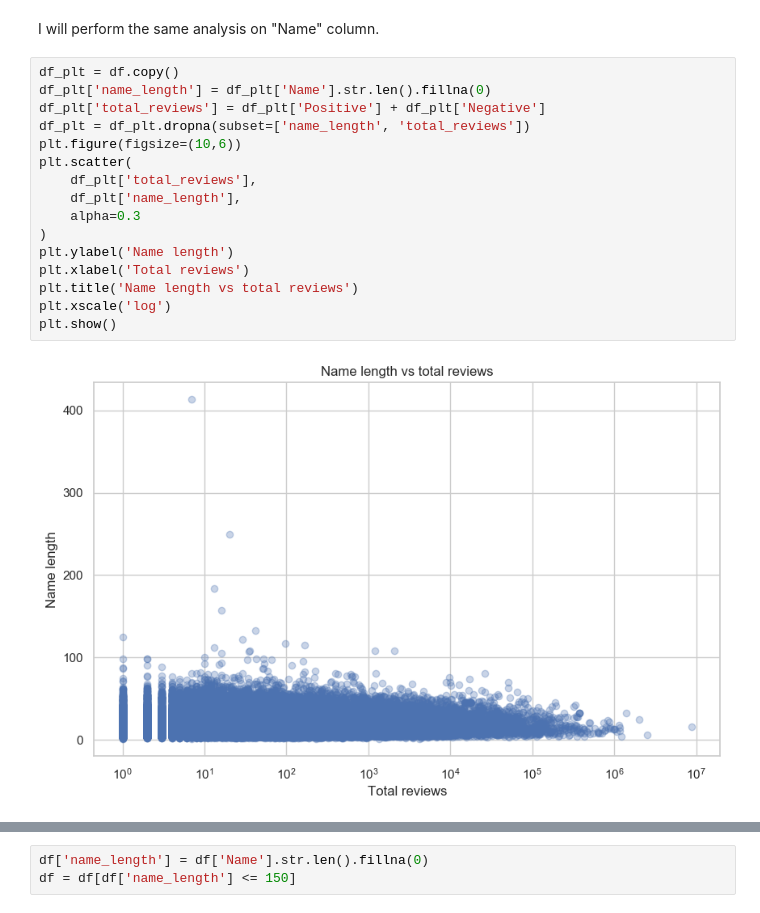
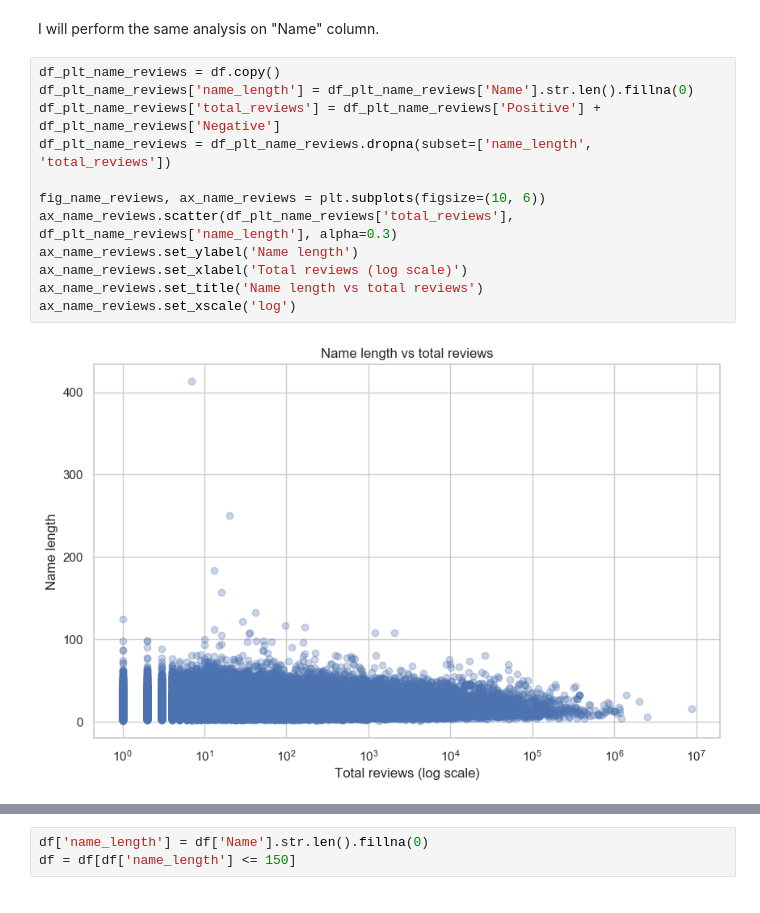
Before and after one commit to martastn/steam-games-dataset-analysis, a Jupyter notebook: main.ipynb, the cells around one changed output, grey strips where cells are left out. Cells and saved outputs as stored; diff of their text form.

```diff
--- a/main.ipynb
+++ b/main.ipynb
@@ -642,21 +642,17 @@ df.drop(columns='About the game', inplace=True)
 # %% [markdown]
 I will perform the same analysis on "Name" column.
 # %%
-df_plt = df.copy()
-df_plt['name_length'] = df_plt['Name'].str.len().fillna(0)
-df_plt['total_reviews'] = df_plt['Positive'] + df_plt['Negative']
-df_plt = df_plt.dropna(subset=['name_length', 'total_reviews'])
-plt.figure(figsize=(10,6))
-plt.scatter(
-    df_plt['total_reviews'],
-    df_plt['name_length'],
-    alpha=0.3
-)
-plt.ylabel('Name length')
-plt.xlabel('Total reviews')
-plt.title('Name length vs total reviews')
-plt.xscale('log')
-plt.show()
+df_plt_name_reviews = df.copy()
+df_plt_name_reviews['name_length'] = df_plt_name_reviews['Name'].str.len().fillna(0)
+df_plt_name_reviews['total_reviews'] = df_plt_name_reviews['Positive'] + df_plt_name_reviews['Negative']
+df_plt_name_reviews = df_plt_name_reviews.dropna(subset=['name_length', 'total_reviews'])
+
+fig_name_reviews, ax_name_reviews = plt.subplots(figsize=(10, 6))
+ax_name_reviews.scatter(df_plt_name_reviews['total_reviews'], df_plt_name_reviews['name_length'], alpha=0.3)
+ax_name_reviews.set_ylabel('Name length')
+ax_name_reviews.set_xlabel('Total reviews (log scale)')
+ax_name_reviews.set_title('Name length vs total reviews')
+ax_name_reviews.set_xscale('log')
 # %% [output]
-[figure, old version]
+[figure, new version]
 # %%
```
Also changed, not shown: parts of 92 cells of this notebook.
